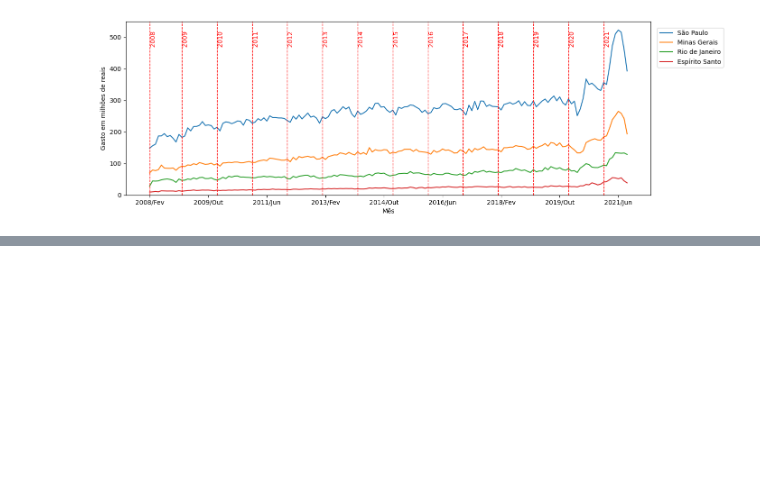
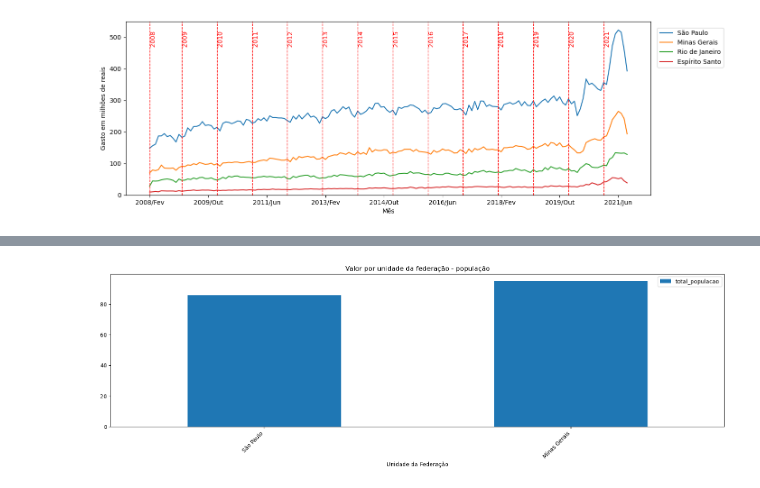
Before and after one commit to RicardViana/fiap-Data-Analysis-and-Exploration, a Jupyter notebook: analise_exploratoria_de_dados.ipynb, the cells around one changed output, grey strips where cells are left out. Cells and saved outputs as stored; diff of their text form; code cells hidden in the pictures; blank space fills up the shorter version.

```diff
--- a/analise_exploratoria_de_dados.ipynb
+++ b/analise_exploratoria_de_dados.ipynb
@@ -799,0 +938,7 @@ plt.show()
+# %%
+grafico_total_populacao = dados_sudeste_comparacao_join.plot(x="Unidade da Federação",y="total_populacao",kind="bar", figsize=(20, 5))
+plt.title("Valor por unidade da federação - população")
+plt.xticks(rotation=45, ha="right", va="top")
+plt.show()
+# %% [output]
+[figure, added]
```
Also changed, not shown: parts of 13 cells of this notebook.
